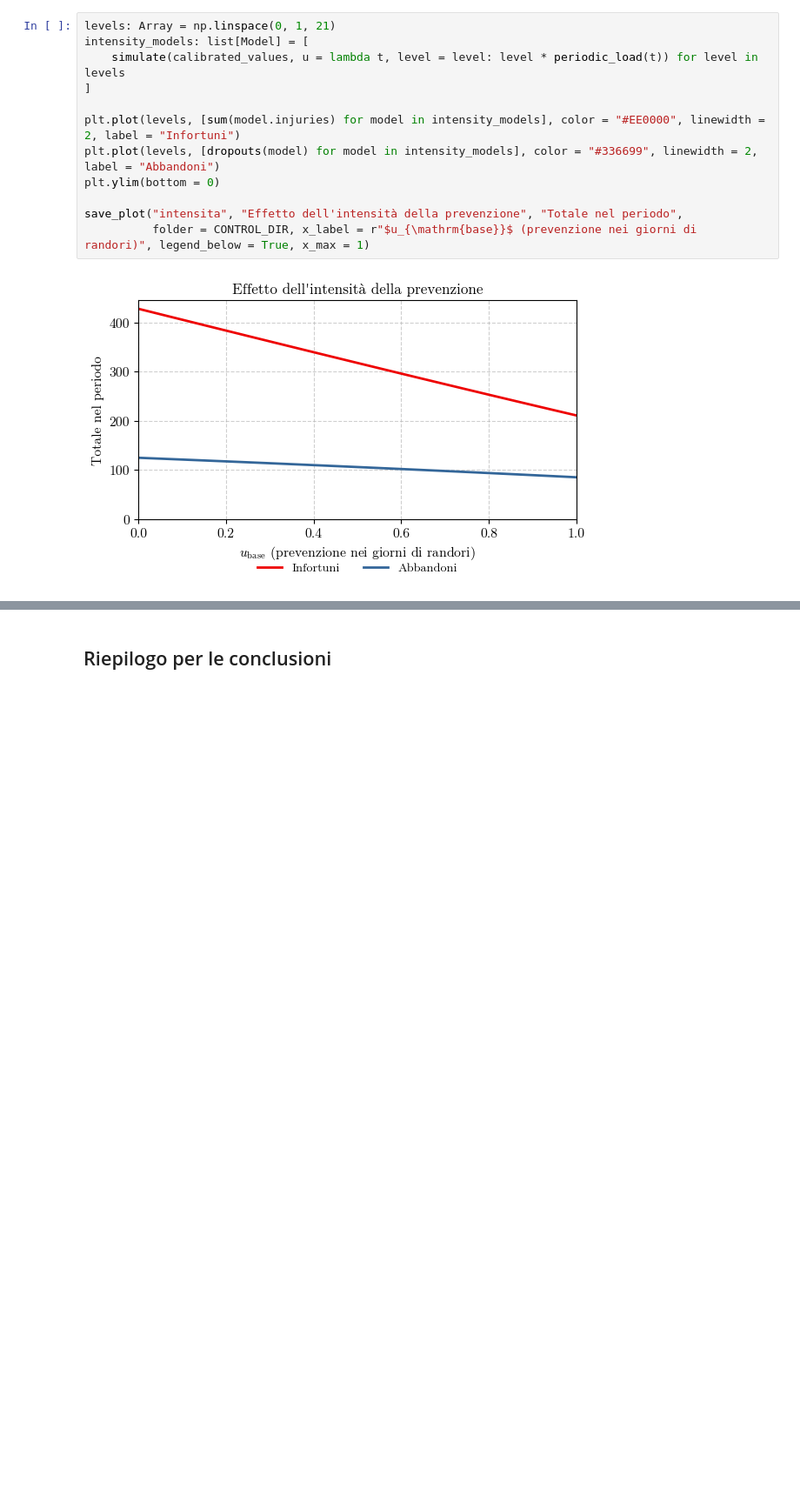
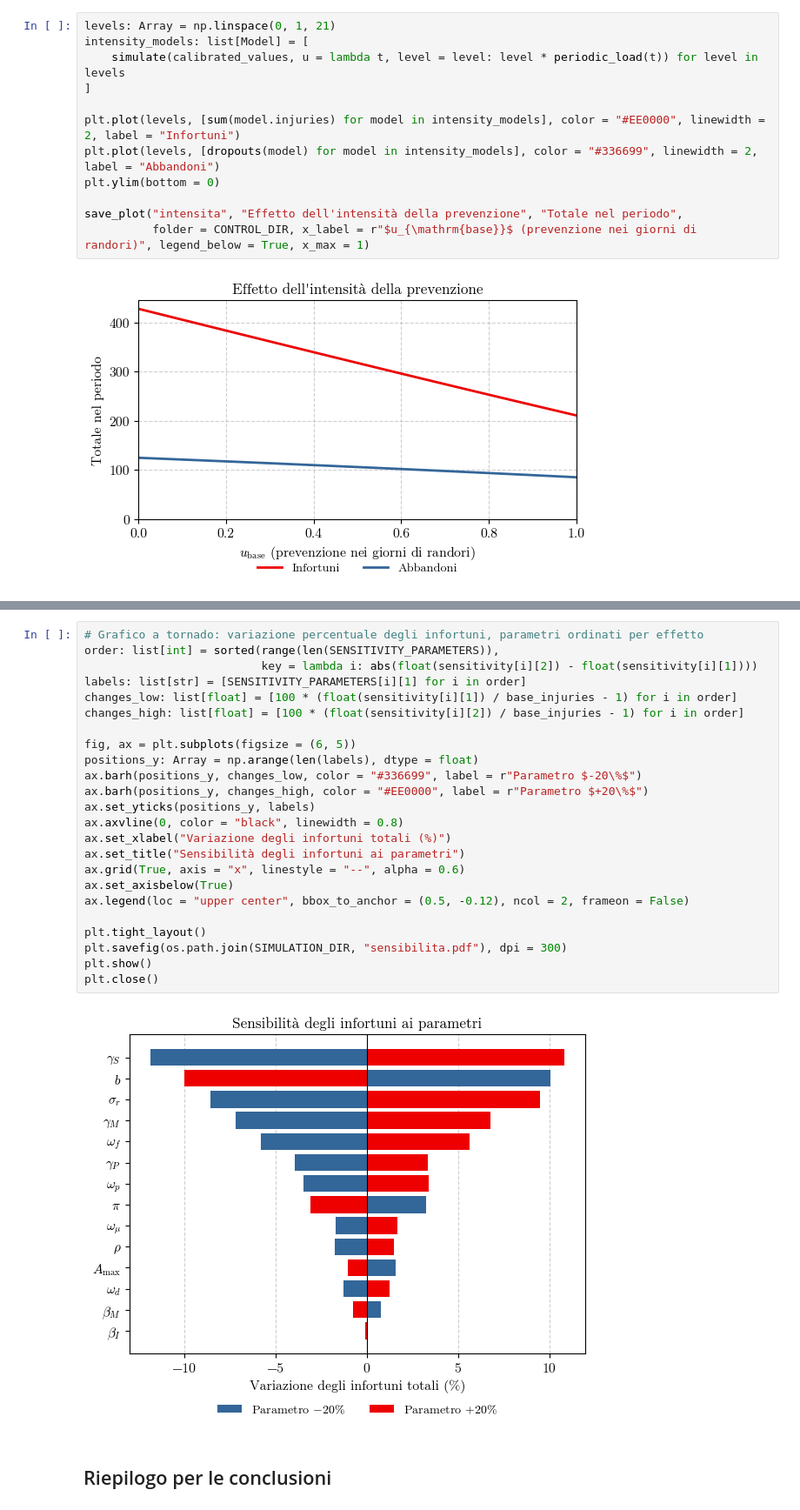
Before and after one commit to Urbani-Ludovico/bachelor-thesis, a Jupyter notebook: simulazioni/modello.ipynb, the cells around one changed output, grey strips where cells are left out. Shown at 87% size. Cells and saved outputs as stored; diff of their text form; blank space fills up the shorter version.

```diff
--- a/simulazioni/modello.ipynb
+++ b/simulazioni/modello.ipynb
@@ -999,3 +1068,29 @@ save_plot("intensita", "Effetto dell'intensità della prevenzione", "Totale nel
+# %%
+# Grafico a tornado: variazione percentuale degli infortuni, parametri ordinati per effetto
+order: list[int] = sorted(range(len(SENSITIVITY_PARAMETERS)),
+                          key = lambda i: abs(float(sensitivity[i][2]) - float(sensitivity[i][1])))
+labels: list[str] = [SENSITIVITY_PARAMETERS[i][1] for i in order]
+changes_low: list[float] = [100 * (float(sensitivity[i][1]) / base_injuries - 1) for i in order]
+changes_high: list[float] = [100 * (float(sensitivity[i][2]) / base_injuries - 1) for i in order]
+
+fig, ax = plt.subplots(figsize = (6, 5))
+positions_y: Array = np.arange(len(labels), dtype = float)
+ax.barh(positions_y, changes_low, color = "#336699", label = r"Parametro $-20\%$")
+ax.barh(positions_y, changes_high, color = "#EE0000", label = r"Parametro $+20\%$")
+ax.set_yticks(positions_y, labels)
+ax.axvline(0, color = "black", linewidth = 0.8)
+ax.set_xlabel("Variazione degli infortuni totali (%)")
+ax.set_title("Sensibilità degli infortuni ai parametri")
+ax.grid(True, axis = "x", linestyle = "--", alpha = 0.6)
+ax.set_axisbelow(True)
+ax.legend(loc = "upper center", bbox_to_anchor = (0.5, -0.12), ncol = 2, frameon = False)
+
+plt.tight_layout()
+plt.savefig(os.path.join(SIMULATION_DIR, "sensibilita.pdf"), dpi = 300)
+plt.show()
+plt.close()
+# %% [output]
+[figure, added]
 # %% [markdown]
 ## Riepilogo per le conclusioni
 # %%
```
Also changed, not shown: parts of 2 cells of this notebook.
